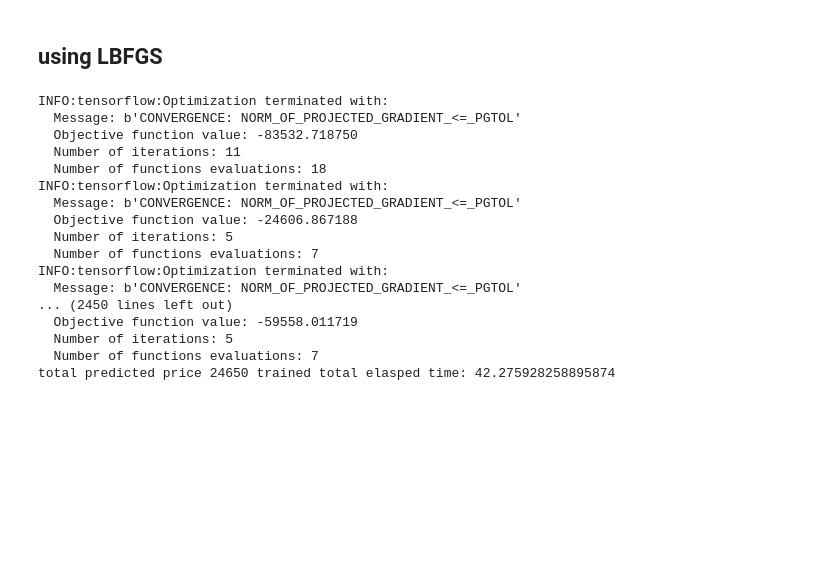
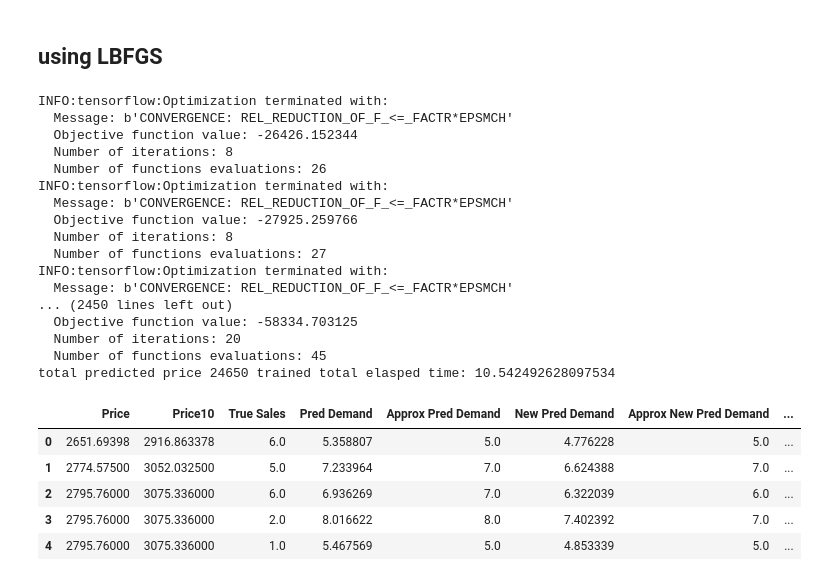
Before and after one commit to wyd1582/pricing_model, a Jupyter notebook: tv_nn_trained-Copy1.ipynb, the cells around one changed output. Saved outputs shown, nothing was run; the diff lists cells and outputs as text; code cells hidden in the pictures; blank space fills up the shorter version.

```diff
--- a/tv_nn_trained-Copy1.ipynb
+++ b/tv_nn_trained-Copy1.ipynb
@@ -766,9 +772,11 @@ p_t =  tf.placeholder(shape=(None, 60), dtype=tf.float32) #the other part except
 D = tf.matmul(tf.nn.sigmoid(tf.matmul(price1, W1_2_1)+ tf.matmul(p_t, W1_2_2) + tf.matmul(price2, W1_1_1)+ tf.matmul(p_sub, W1_1_2)+b1), W2_2)+tf.matmul(price1, W2_1_1)+ tf.matmul(p_t, W2_1_2)+b2
 p_loss = tf.reduce_mean(-price1*D) #self defined loss
 
+bound_dict = {price1: (np.min(new_tv_info.iloc[:, 3]), np.max(new_tv_info.iloc[:, 3])),
+             price2: (np.min(new_tv_info.iloc[:, 3]), np.max(new_tv_info.iloc[:, 3]))}
 ###parameters
 learning_rate = 0.5
-optimizer = tf.contrib.opt.ScipyOptimizerInterface(p_loss, var_to_bounds={price1: (np.min(new_tv_info.iloc[:, 3]), np.max(new_tv_info.iloc[:, 3]))}, method='L-BFGS-B', options={'maxiter': 1000} )
+optimizer = tf.contrib.opt.ScipyOptimizerInterface(p_loss, var_to_bounds=bound_dict, method='L-BFGS-B', options={'maxiter': 1000} )
 pf = []
 psub_res= np.zeros((len(new_tv_info), 9))
 
@@ -803,23 +811,32 @@ tr_ela = pd.concat([tr_ela, opt_pf], ignore_index=True, axis=1)
 
 tr_ela = pd.concat([tr_ela, opt_psub], ignore_index=True, axis=1)
 tr_ela.columns =  tr_col_names + ['opt_pf', 'opt_psub1', 'opt_psub2','opt_psub3','opt_psub4', 'opt_psub5','opt_psub6','opt_psub7','opt_psub8','opt_psub9']
-
+tr_ela = tr_ela.dropna()
 tr_ela.to_csv('NN Elasticity Train Result_LBFGS.csv')
 # %% [output]
 INFO:tensorflow:Optimization terminated with:
-  Message: b'CONVERGENCE: NORM_OF_PROJECTED_GRADIENT_<=_PGTOL'
-  Objective function value: -83532.718750
-  Number of iterations: 11
-  Number of functions evaluations: 18
+  Message: b'CONVERGENCE: REL_REDUCTION_OF_F_<=_FACTR*EPSMCH'
+  Objective function value: -26426.152344
+  Number of iterations: 8
+  Number of functions evaluations: 26
 INFO:tensorflow:Optimization terminated with:
-  Message: b'CONVERGENCE: NORM_OF_PROJECTED_GRADIENT_<=_PGTOL'
-  Objective function value: -24606.867188
-  Number of iterations: 5
-  Number of functions evaluations: 7
+  Message: b'CONVERGENCE: REL_REDUCTION_OF_F_<=_FACTR*EPSMCH'
+  Objective function value: -27925.259766
+  Number of iterations: 8
+  Number of functions evaluations: 27
 INFO:tensorflow:Optimization terminated with:
-  Message: b'CONVERGENCE: NORM_OF_PROJECTED_GRADIENT_<=_PGTOL'
+  Message: b'CONVERGENCE: REL_REDUCTION_OF_F_<=_FACTR*EPSMCH'
 ... (2450 lines left out)
-  Objective function value: -59558.011719
-  Number of iterations: 5
-  Number of functions evaluations: 7
-total predicted price 24650 trained total elasped time: 42.275928258895874
+  Objective function value: -58334.703125
+  Number of iterations: 20
+  Number of functions evaluations: 45
+total predicted price 24650 trained total elasped time: 10.542492628097534
+# %%
+tr_ela.head()
+# %% [output]
+|  | Price | Price10 | True Sales | Pred Demand | Approx Pred Demand | New Pred Demand | Approx New Pred Demand | ... |
+| 0 | 2651.69398 | 2916.863378 | 6.0 | 5.358807 | 5.0 | 4.776228 | 5.0 | ... |
+| 1 | 2774.57500 | 3052.032500 | 5.0 | 7.233964 | 7.0 | 6.624388 | 7.0 | ... |
+| 2 | 2795.76000 | 3075.336000 | 6.0 | 6.936269 | 7.0 | 6.322039 | 6.0 | ... |
+| 3 | 2795.76000 | 3075.336000 | 2.0 | 8.016622 | 8.0 | 7.402392 | 7.0 | ... |
+| 4 | 2795.76000 | 3075.336000 | 1.0 | 5.467569 | 5.0 | 4.853339 | 5.0 | ... |
```
Also changed, not shown: parts of 9 cells of this notebook, 3 other files.
